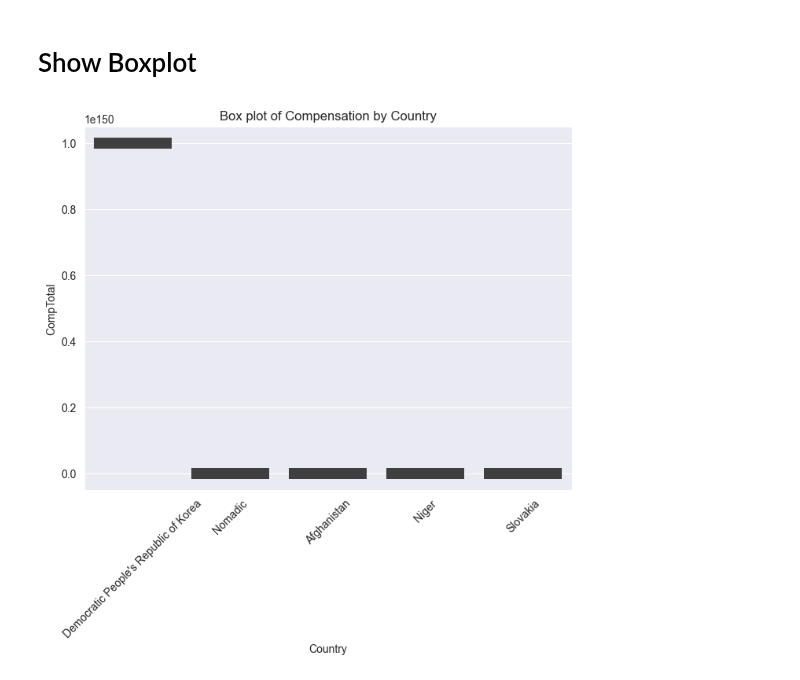
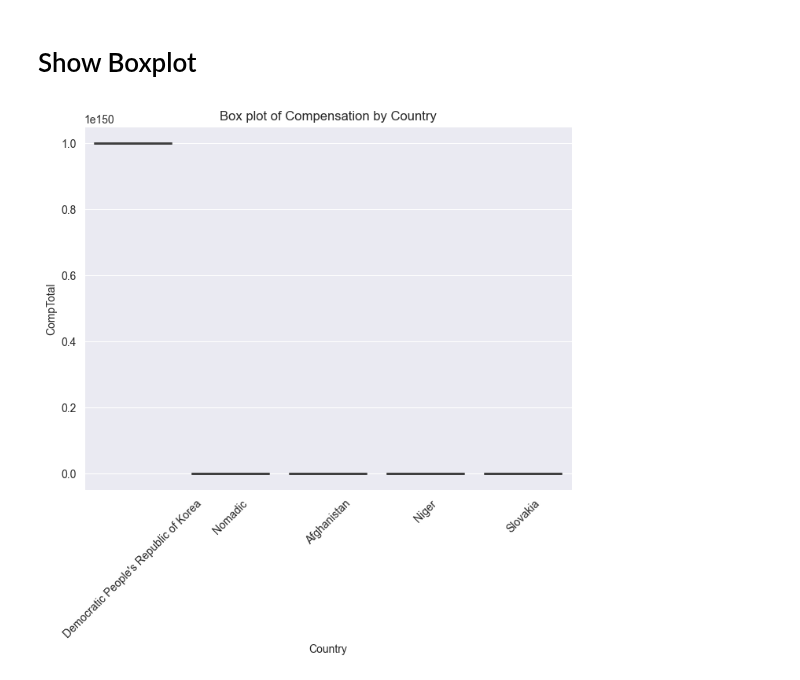
Before and after one commit to Hasan082/Data-Analysis, a Jupyter notebook: Capstone_project/Box_Plots.ipynb, the cells around one changed output. Drawn from its saved outputs; the diff is of its cells as text; code cells hidden in the pictures.

```diff
--- a/Capstone_project/Box_Plots.ipynb
+++ b/Capstone_project/Box_Plots.ipynb
@@ -307,9 +307,9 @@ top_5_country
 # Show Boxplot
 # %%
 plt.figure(figsize=(8, 6))
-sns.boxplot(x='Country', y='CompTotal', data=top_5_country, linewidth=10)
+sns.boxplot(x='Country', y='CompTotal', data=top_5_country, linewidth=2)
 plt.title('Box plot of Compensation by Country')
 plt.xticks(rotation=45)
 plt.show()
 # %% [output]
-[figure, old version]
+[figure, new version]
```
